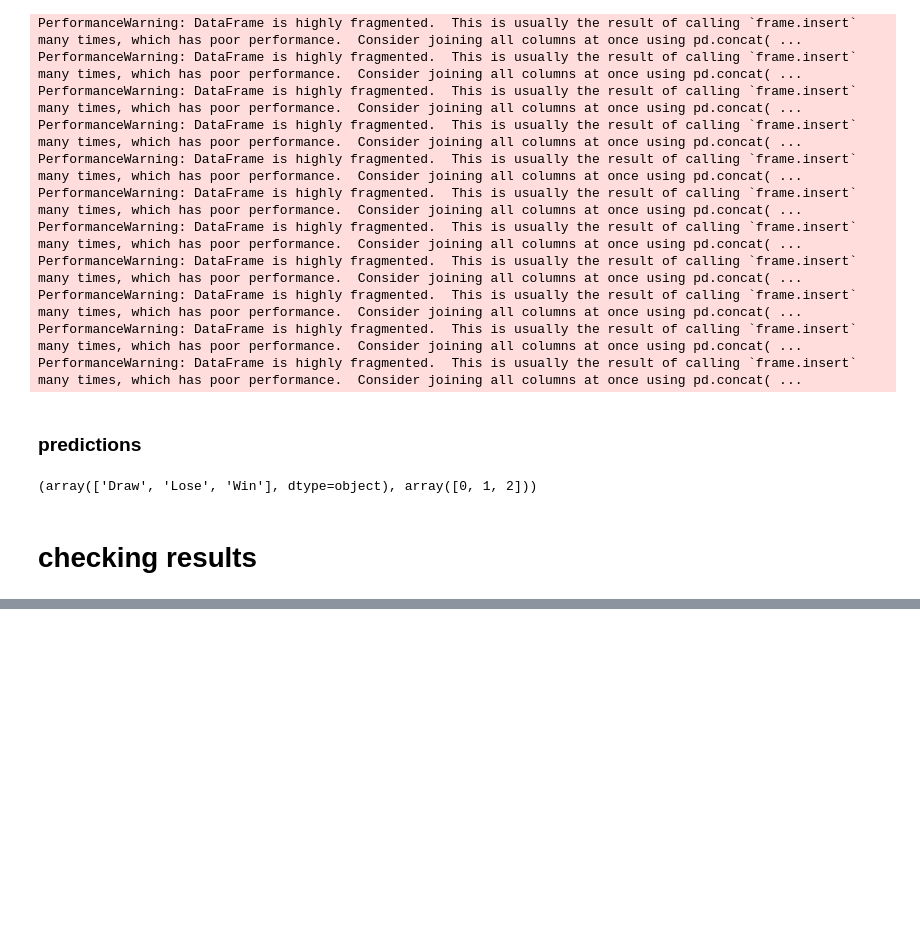
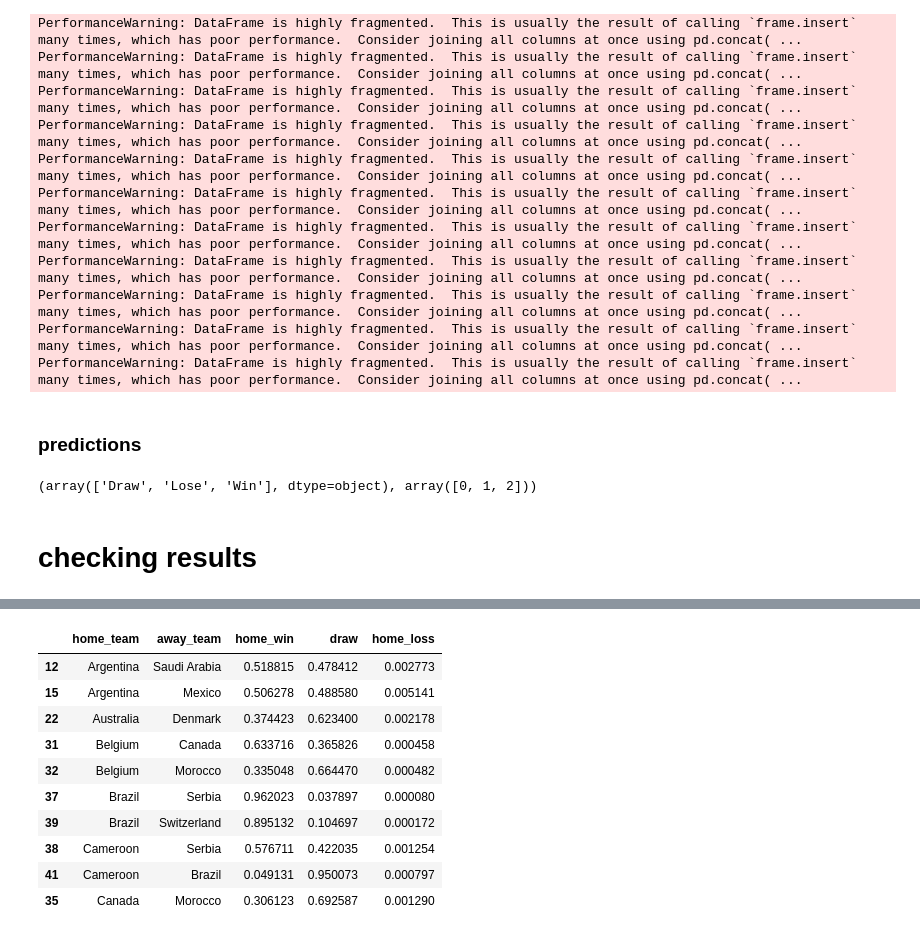
Before and after one commit to shannan-liu1/15095-project, a Jupyter notebook: notebooks/xgboost-rf-lgbm-shannan.ipynb, the cells around one changed output, grey strips where cells are left out. Drawn from its saved outputs; the diff is of its cells as text; code cells hidden in the pictures; blank space fills up the shorter version.

Commit message:
more data

```diff
--- a/notebooks/xgboost-rf-lgbm-shannan.ipynb
+++ b/notebooks/xgboost-rf-lgbm-shannan.ipynb
@@ -580,3 +580,5 @@ lgbm_cv_pred.to_csv('lgbm_cv_pred.csv', index = False)
 import pandas as pd
 import numpy as np
 xgb_cv_pred = pd.read_csv('C:\\Users\\shann\\Documents\\GitHub\\15095-project\\data\\xgb_cv_pred.csv')
+rf_pred = pd.read_csv('C:\\Users\\shann\\Documents\\GitHub\\15095-project\\data\\rf_pred.csv')
+lgbm_cv_pred = pd.read_csv('C:\\Users\\shann\\Documents\\GitHub\\15095-project\\data\\lgbm_cv_pred.csv')
@@ -608,0 +623,14 @@ xgb_cv_pred
+# %%
+lgbm_cv_pred.head(10)
+# %% [output]
+|  | home_team | away_team | home_win | draw | home_loss |
+| 12 | Argentina | Saudi Arabia | 0.518815 | 0.478412 | 0.002773 |
+| 15 | Argentina | Mexico | 0.506278 | 0.488580 | 0.005141 |
+| 22 | Australia | Denmark | 0.374423 | 0.623400 | 0.002178 |
+| 31 | Belgium | Canada | 0.633716 | 0.365826 | 0.000458 |
+| 32 | Belgium | Morocco | 0.335048 | 0.664470 | 0.000482 |
+| 37 | Brazil | Serbia | 0.962023 | 0.037897 | 0.000080 |
+| 39 | Brazil | Switzerland | 0.895132 | 0.104697 | 0.000172 |
+| 38 | Cameroon | Serbia | 0.576711 | 0.422035 | 0.001254 |
+| 41 | Cameroon | Brazil | 0.049131 | 0.950073 | 0.000797 |
+| 35 | Canada | Morocco | 0.306123 | 0.692587 | 0.001290 |
```
Also changed, not shown: parts of 5 cells of this notebook, 4 other files.
